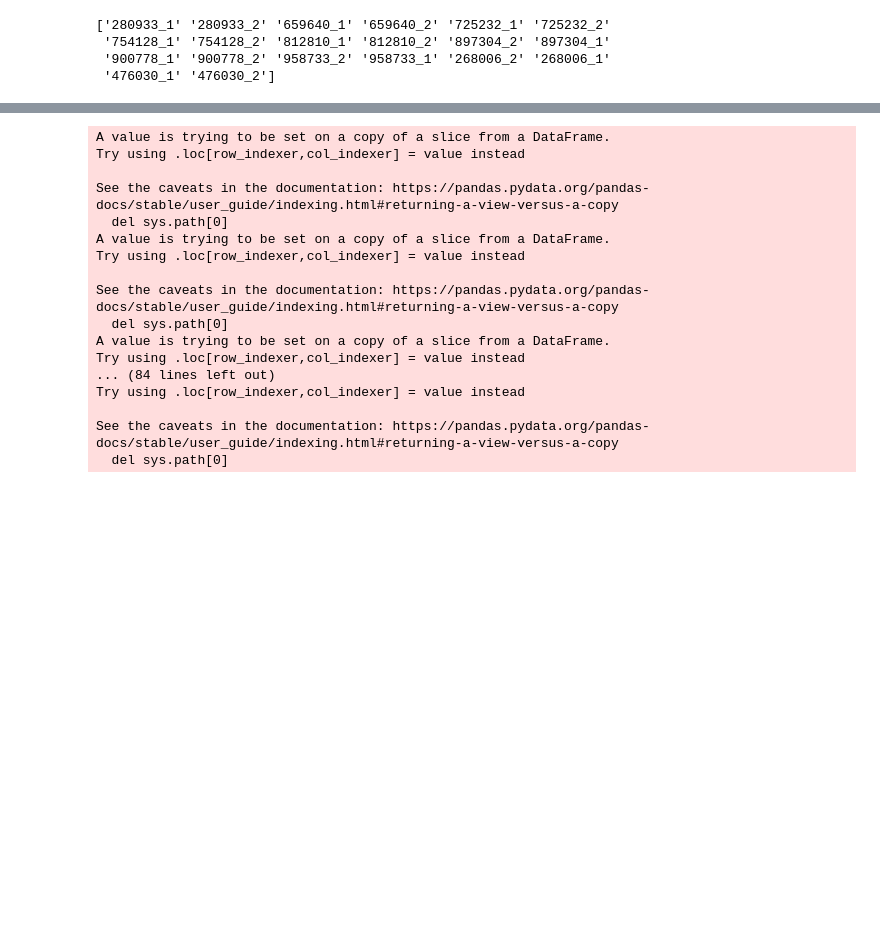
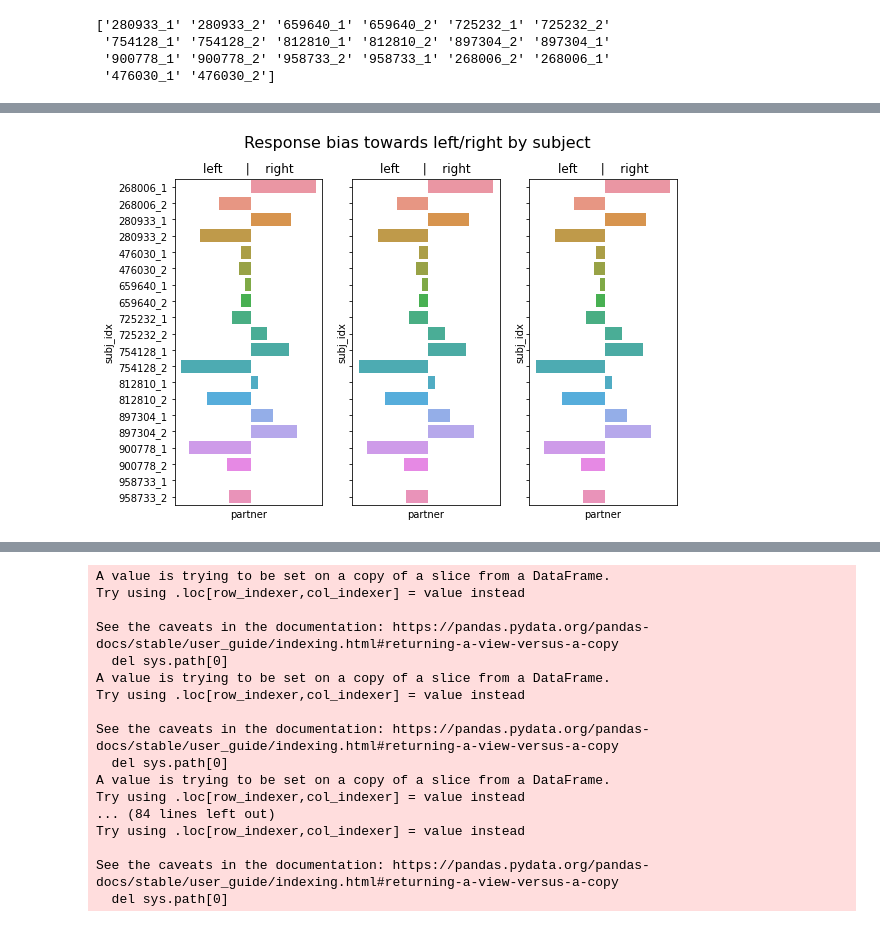
Before and after one commit to 104H/dyadicdecisionmaking, a Jupyter notebook: dataanalysis/analysis.ipynb, the cells around one changed output, grey strips where cells are left out. Saved outputs shown, nothing was run; the diff lists cells and outputs as text; code cells hidden in the pictures; blank space fills up the shorter version.

```diff
--- a/dataanalysis/analysis.ipynb
+++ b/dataanalysis/analysis.ipynb
@@ -148,0 +165,19 @@ print(subjects)
+# %%
+"""
+Summary: Response direction bias
+"""
+fig, ax = plt.subplots(1,3,figsize=(9,6),sharey=True)
+tmpdf = trials_df.groupby(['subj_idx'])['response'].mean().rename('overall')
+sns.barplot(x=tmp,y=tmp.index,ax=ax[0])
+tmpdf = trials_df[trials_df['subj_idx'] == trials_df['l1_subject']].groupby(['subj_idx'])['response'].mean().rename('own')
+sns.barplot(x=tmp,y=tmp.index,ax=ax[1])
+tmpdf = trials_df[trials_df['subj_idx'] != trials_df['l1_subject']].groupby(['subj_idx'])['response'].mean().rename('partner')
+sns.barplot(x=tmp,y=tmp.index,ax=ax[2])
+for i in range(3):
+  ax[i].set_title("left      |    right",fontsize=12)
+  ax[i].set_xticks([])
+plt.suptitle("Response bias towards left/right by subject",fontsize=16)
+plt.show()
+del tmpdf
+# %% [output]
+[figure, added]
```
Also changed, not shown: parts of 11 cells of this notebook.
